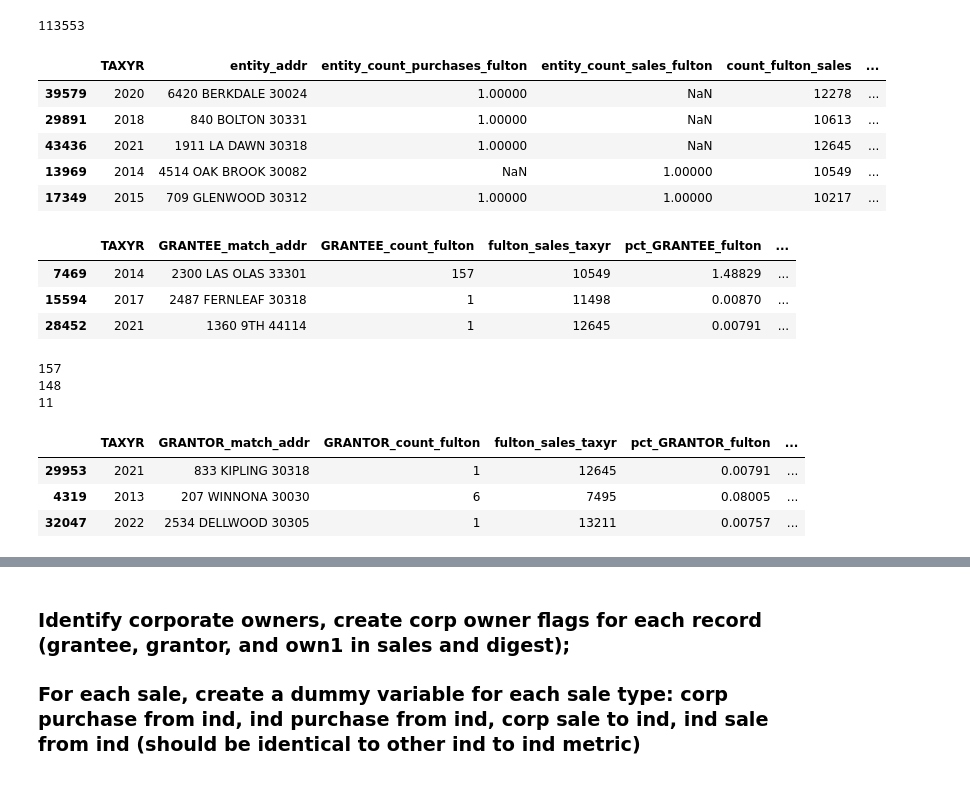
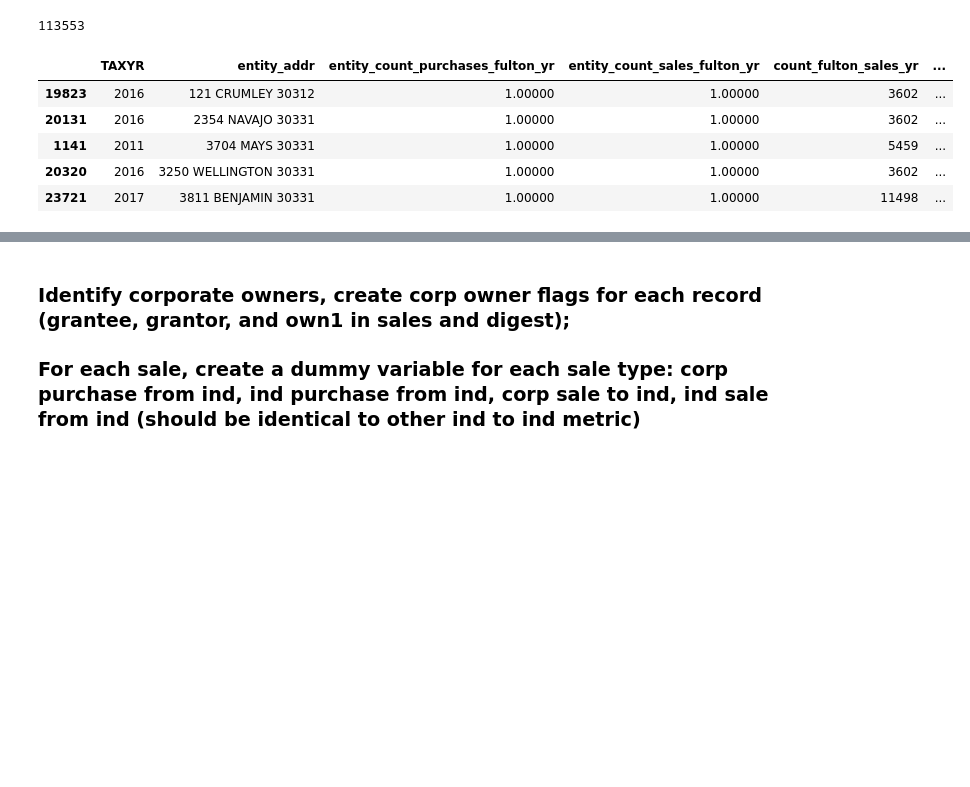
Before and after one commit to Nicholas-Polimeni/wealth-loss-sfr, a Jupyter notebook: analysis.ipynb, the cells around one changed output, grey strips where cells are left out. Cells and saved outputs as stored; diff of their text form; code cells hidden in the pictures; blank space fills up the shorter version.

```diff
--- a/analysis.ipynb
+++ b/analysis.ipynb
@@ -43,7 +43,7 @@ import geopandas as gpd
 import plotly.express as px
 
 pd.set_option('display.max_columns', 150)
-pd.options.display.float_format = '{:.5f}'.format
+pd.options.display.float_format = '{:.3f}'.format
 # %% [markdown]
 ### Data from process_data.ipynb
 # %%
@@ -992,20 +992,20 @@ for level in ["fulton", "atl", "neighborhood"]:
     if level in "neighborhood":
         count_sales_yr = pd.DataFrame(
             df.groupby(["TAXYR", "neighborhood"])["PARID"].count().reset_index().rename(
-                columns={"PARID": f"count_{level}_sales"}
+                columns={"PARID": f"count_{level}_sales_yr"}
             )
         )
 
         entity_count_purchases = df.groupby(["TAXYR", "GRANTEE_match_addr", "neighborhood"]).agg(
             {"GRANTEE_match_addr": "count"}
         ).rename(
-            columns={"GRANTEE_match_addr": f"entity_count_purchases_{level}"}
+            columns={"GRANTEE_match_addr": f"entity_count_purchases_{level}_yr"}
         ).reset_index()
 
         entity_count_sales = df.groupby(["TAXYR", "GRANTOR_match_addr", "neighborhood"]).agg(
             {"GRANTOR_match_addr": "count"}
         ).rename(
-            columns={"GRANTOR_match_addr": f"entity_count_sales_{level}"}
+            columns={"GRANTOR_match_addr": f"entity_count_sales_{level}_yr"}
         ).reset_index()
 
         entity_count_trans = entity_count_purchases.merge(
@@ -1032,20 +1032,20 @@ for level in ["fulton", "atl", "neighborhood"]:
     else:
         count_sales_yr = pd.DataFrame(
             df.groupby("TAXYR")["PARID"].count().reset_index().rename(
-                columns={"PARID": f"count_{level}_sales"}
+                columns={"PARID": f"count_{level}_sales_yr"}
             )
         )
 
         entity_count_purchases = df.groupby(["TAXYR", "GRANTEE_match_addr"]).agg(
             {"GRANTEE_match_addr": "count"}
         ).rename(
-            columns={"GRANTEE_match_addr": f"entity_count_purchases_{level}"}
+            columns={"GRANTEE_match_addr": f"entity_count_purchases_{level}_yr"}
         ).reset_index()
 
         entity_count_sales = df.groupby(["TAXYR", "GRANTOR_match_addr"]).agg(
             {"GRANTOR_match_addr": "count"}
         ).rename(
-            columns={"GRANTOR_match_addr": f"entity_count_sales_{level}"}
+            columns={"GRANTOR_match_addr": f"entity_count_sales_{level}_yr"}
         ).reset_index()
 
         entity_count_trans = entity_count_purchases.merge(
@@ -1071,21 +1071,29 @@ for level in ["fulton", "atl", "neighborhood"]:
 # %%
 all_trans_scale = trans_levels[0].merge(
     trans_levels[1],
     on=["TAXYR", "entity_addr"],
     how="inner"
 ).merge(
     trans_levels[2],
     on=["TAXYR", "entity_addr"],
     how="inner"
-)
+).fillna(0)
 
-# To create a tally over the entire study period: agg over TAXYR
-all_trans_scale["total_trans"] = all_trans_scale
-all_trans_scale.sort_values(by="entity_count_purchases_fulton", ascending=False).sample(5)
+# Create a total tally for each year
+all_trans_scale["entity_total_trans_fulton_yr"] = all_trans_scale["entity_count_purchases_fulton_yr"] + all_trans_scale["entity_count_sales_fulton_yr"]
+all_trans_scale["entity_total_trans_atl_yr"] = all_trans_scale["entity_count_purchases_atl_yr"] + all_trans_scale["entity_count_sales_atl_yr"]
+all_trans_scale["entity_total_trans_neighborhood_yr"] = all_trans_scale["entity_count_purchases_neighborhood_yr"] + all_trans_scale["entity_count_sales_neighborhood_yr"]
+
+# Create a percent tally for each year
+all_trans_scale["entity_pct_trans_fulton_yr"] = all_trans_scale["entity_total_trans_fulton_yr"] / all_trans_scale["count_fulton_sales_yr"] * 100
+all_trans_scale["entity_pct_trans_atl_yr"] = all_trans_scale["entity_total_trans_atl_yr"] / all_trans_scale["count_atl_sales_yr"] * 100
+all_trans_scale["entity_pct_trans_neighborhood_yr"] = all_trans_scale["entity_total_trans_neighborhood_yr"] / all_trans_scale["count_neighborhood_sales_yr"] * 100
+
+all_trans_scale.sort_values(by="entity_pct_trans_neighborhood_yr", ascending=False).head(5)
 # %% [output]
-|  | TAXYR | entity_addr | entity_count_purchases_fulton | entity_count_sales_fulton | count_fulton_sales | ... |
-| 39579 | 2020 | 6420 BERKDALE 30024 | 1.00000 | NaN | 12278 | ... |
-| 29891 | 2018 | 840 BOLTON 30331 | 1.00000 | NaN | 10613 | ... |
-| 43436 | 2021 | 1911 LA DAWN 30318 | 1.00000 | NaN | 12645 | ... |
-| 13969 | 2014 | 4514 OAK BROOK 30082 | NaN | 1.00000 | 10549 | ... |
-| 17349 | 2015 | 709 GLENWOOD 30312 | 1.00000 | 1.00000 | 10217 | ... |
+|  | TAXYR | entity_addr | entity_count_purchases_fulton_yr | entity_count_sales_fulton_yr | count_fulton_sales_yr | ... |
+| 19823 | 2016 | 121 CRUMLEY 30312 | 1.00000 | 1.00000 | 3602 | ... |
+| 20131 | 2016 | 2354 NAVAJO 30331 | 1.00000 | 1.00000 | 3602 | ... |
+| 1141 | 2011 | 3704 MAYS 30331 | 1.00000 | 1.00000 | 5459 | ... |
+| 20320 | 2016 | 3250 WELLINGTON 30331 | 1.00000 | 1.00000 | 3602 | ... |
+| 23721 | 2017 | 3811 BENJAMIN 30331 | 1.00000 | 1.00000 | 11498 | ... |
@@ -1196,38 +1099,0 @@ for i, person in enumerate(["GRANTEE", "GRANTOR"]):
-# %%
-all_trans_levels["GRANTEE"].sample(3, random_state=10)
-# %% [output]
-|  | TAXYR | GRANTEE_match_addr | GRANTEE_count_fulton | fulton_sales_taxyr | pct_GRANTEE_fulton | ... |
-| 7469 | 2014 | 2300 LAS OLAS 33301 | 157 | 10549 | 1.48829 | ... |
-| 15594 | 2017 | 2487 FERNLEAF 30318 | 1 | 11498 | 0.00870 | ... |
-| 28452 | 2021 | 1360 9TH 44114 | 1 | 12645 | 0.00791 | ... |
-# %%
-# Validate first entry for GRANTEE count fulton, count atl, count neighborhood
-print(fulton_sales_all[
-    (fulton_sales_all["GRANTEE_match_addr"] == "2300 LAS OLAS 33301") &
-    (fulton_sales_all["TAXYR"] == 2014)
-]["PARID"].count())
-
-print(fulton_sales_all[
-    (fulton_sales_all["neighborhood"].notna()) &
-    (fulton_sales_all["GRANTEE_match_addr"] == "2300 LAS OLAS 33301") &
-    (fulton_sales_all["TAXYR"] == 2014)
-]["PARID"].count())
-
-print(fulton_sales_all[
-    (fulton_sales_all["neighborhood"] == "Hunter Hills, Mozley Park") &
-    (fulton_sales_all["GRANTEE_match_addr"] == "2300 LAS OLAS 33301") &
-    (fulton_sales_all["TAXYR"] == 2014)
-]["PARID"].count())
-
-# Looks good
-# %% [output]
-157
-148
-11
-# %%
-all_trans_levels["GRANTOR"].sample(3, random_state=10)
-# %% [output]
-|  | TAXYR | GRANTOR_match_addr | GRANTOR_count_fulton | fulton_sales_taxyr | pct_GRANTOR_fulton | ... |
-| 29953 | 2021 | 833 KIPLING 30318 | 1 | 12645 | 0.00791 | ... |
-| 4319 | 2013 | 207 WINNONA 30030 | 6 | 7495 | 0.08005 | ... |
-| 32047 | 2022 | 2534 DELLWOOD 30305 | 1 | 13211 | 0.00757 | ... |
```
Also changed, not shown: parts of 53 cells of this notebook, 5 other files.
